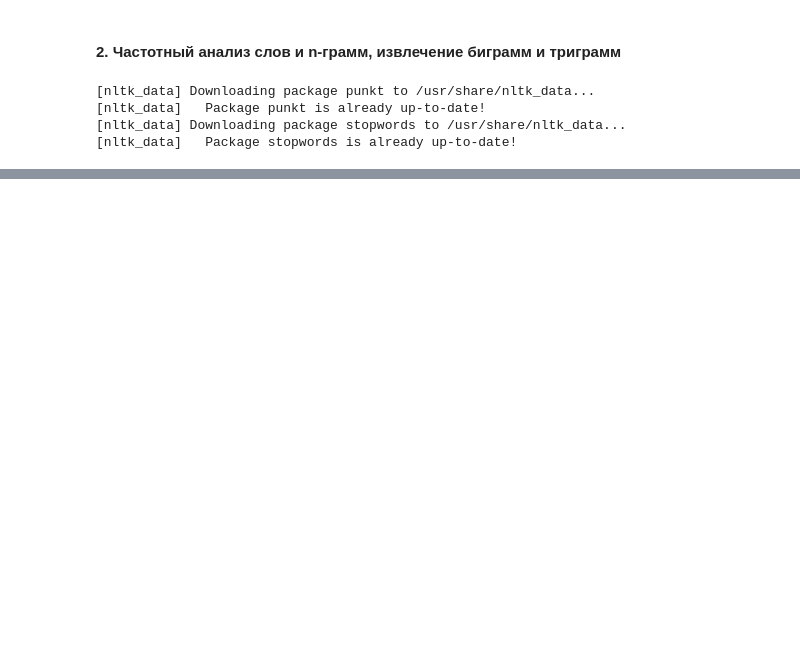
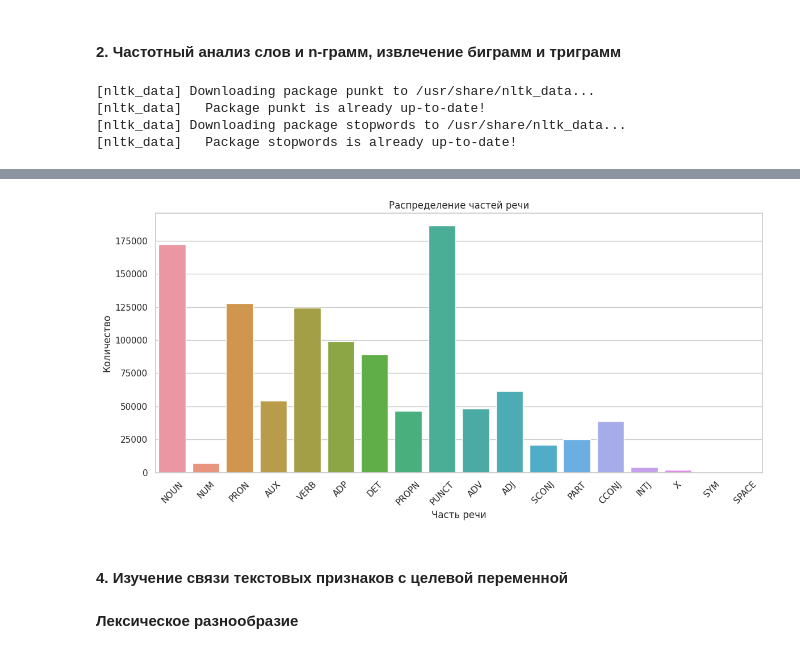
Before and after one commit to dslialin/temporary, a Jupyter notebook: hse/hse-nlp-eda-final.ipynb, the cells around one changed output, grey strips where cells are left out. Saved outputs shown, nothing was run; the diff lists cells and outputs as text; code cells hidden in the pictures; blank space fills up the shorter version.

```diff
--- a/hse/hse-nlp-eda-final.ipynb
+++ b/hse/hse-nlp-eda-final.ipynb
@@ -143,0 +180,3 @@ plot_top_ngrams(top_trigrams, 'Топ-10 триграмм')
+# %%
+max_length_threshold = 300000
+filtered_texts = data[data['text'].apply(len) <= max_length_threshold]['text']
@@ -143,0 +187,8 @@ plot_top_ngrams(top_trigrams, 'Топ-10 триграмм')
+# %%
+pos_counts = Counter()
+for text in filtered_texts:
+    doc = nlp(text)
+    pos_counts.update([token.pos_ for token in doc])
+# %%
+pos_df = pd.DataFrame(pos_counts.items(), columns=['POS', 'Count'])
+pos_df.head()
@@ -143,0 +202,15 @@ plot_top_ngrams(top_trigrams, 'Топ-10 триграмм')
+# %%
+plt.figure(figsize=(12, 6))
+sns.barplot(data=pos_df, x='POS', y='Count')
+plt.title('Распределение частей речи')
+plt.xlabel('Часть речи')
+plt.ylabel('Количество')
+plt.xticks(rotation=45)
+plt.tight_layout()
+plt.show()
+# %% [output]
+[figure, added]
+# %% [markdown]
+#### <a id="section4"></a> 4. Изучение связи текстовых признаков с целевой переменной
+# %% [markdown]
+**Лексическое разнообразие**
```
Also changed, not shown: parts of 46 cells of this notebook.
